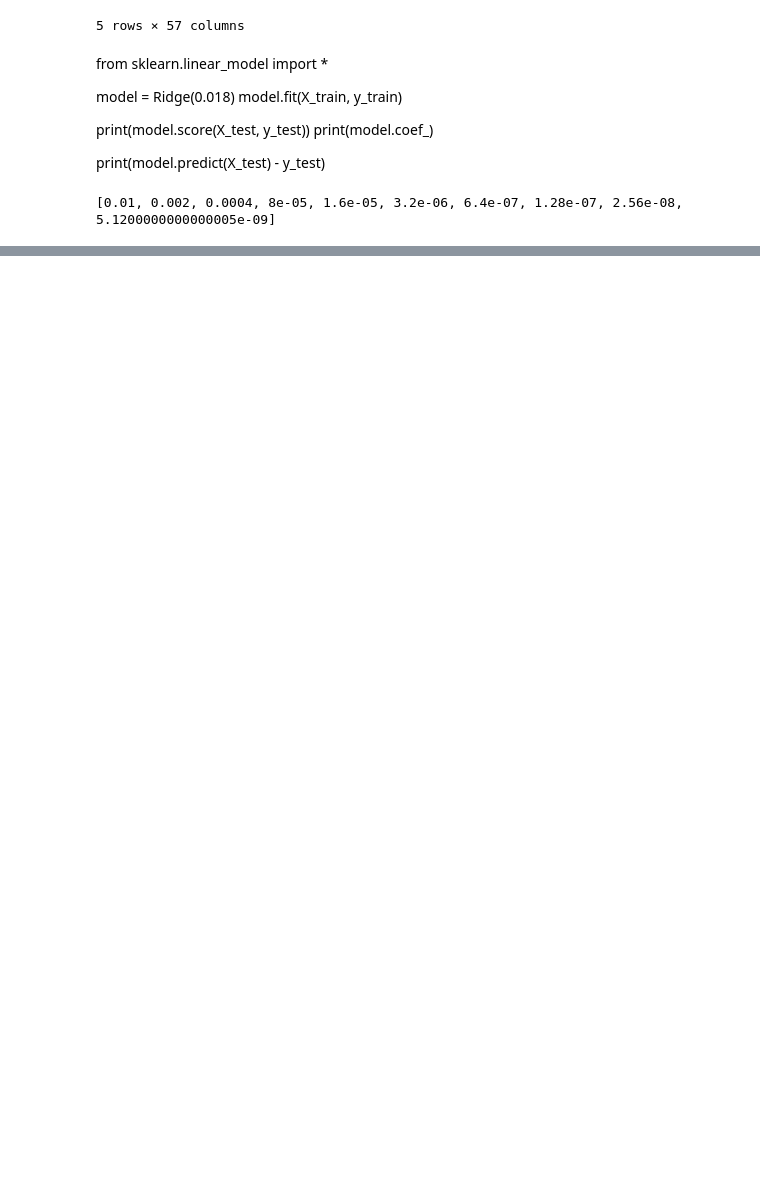
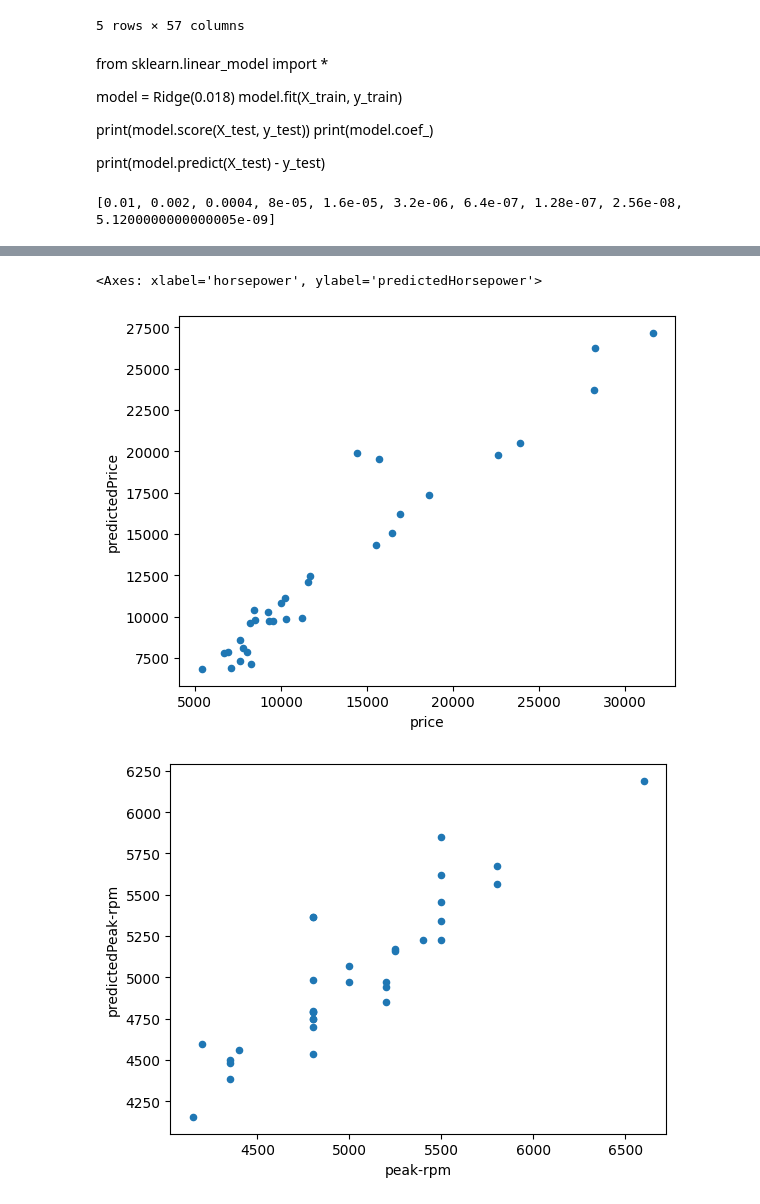
Before and after one commit to Luxen03/AutomobileCalculator, a Jupyter notebook: src/index.ipynb, the cells around one changed output, grey strips where cells are left out. Saved outputs shown, nothing was run; the diff lists cells and outputs as text; code cells hidden in the pictures; blank space fills up the shorter version.

```diff
--- a/src/index.ipynb
+++ b/src/index.ipynb
@@ -296,0 +297,19 @@ Coefficient: [[ 0.00000000e+00  1.64600285e+03  1.63336022e+03 -6.72987787e+03
+# %%
+y_pred = best_model.predict(X_test)
+
+y_pred = pd.DataFrame(y_pred, columns=["predictedPrice", "predictedPeak-rpm", "predictedHorsepower"])
+
+print(pd.concat([y_pred[["predictedPrice"]], y_test[["price"]].reset_index(drop=True)], axis=1))
+print(pd.concat([y_pred[["predictedPeak-rpm"]], y_test[["peak-rpm"]].reset_index(drop=True)], axis=1))
+print(pd.concat([y_pred[["predictedHorsepower"]], y_test[["horsepower"]].reset_index(drop=True)], axis=1))
+
+pd.concat([y_pred[["predictedPrice"]], y_test[["price"]].reset_index(drop=True)], axis=1).plot(kind="scatter", x="price", y="predictedPrice")
+pd.concat([y_pred[["predictedPeak-rpm"]], y_test[["peak-rpm"]].reset_index(drop=True)], axis=1).plot(kind="scatter", x="peak-rpm", y="predictedPeak-rpm")
+pd.concat([y_pred[["predictedHorsepower"]], y_test[["horsepower"]].reset_index(drop=True)], axis=1).plot(kind="scatter", x="horsepower", y="predictedHorsepower")
+
+#xPoint, yPoint = [], []
+#for i in range(len(y_pred)):
+#    xPoint.append(y_pred[i][0])
+#    yPoint.append(np.array(y_test, dtype="int")[i][0])
+#plt.plot(xPoint, yPoint)
+# %% [output]
@@ -296,0 +333,3 @@ Coefficient: [[ 0.00000000e+00  1.64600285e+03  1.63336022e+03 -6.72987787e+03
+<Axes: xlabel='horsepower', ylabel='predictedHorsepower'>
+[figure, added]
+[figure, added]
```
Also changed, not shown: parts of 8 cells of this notebook.
